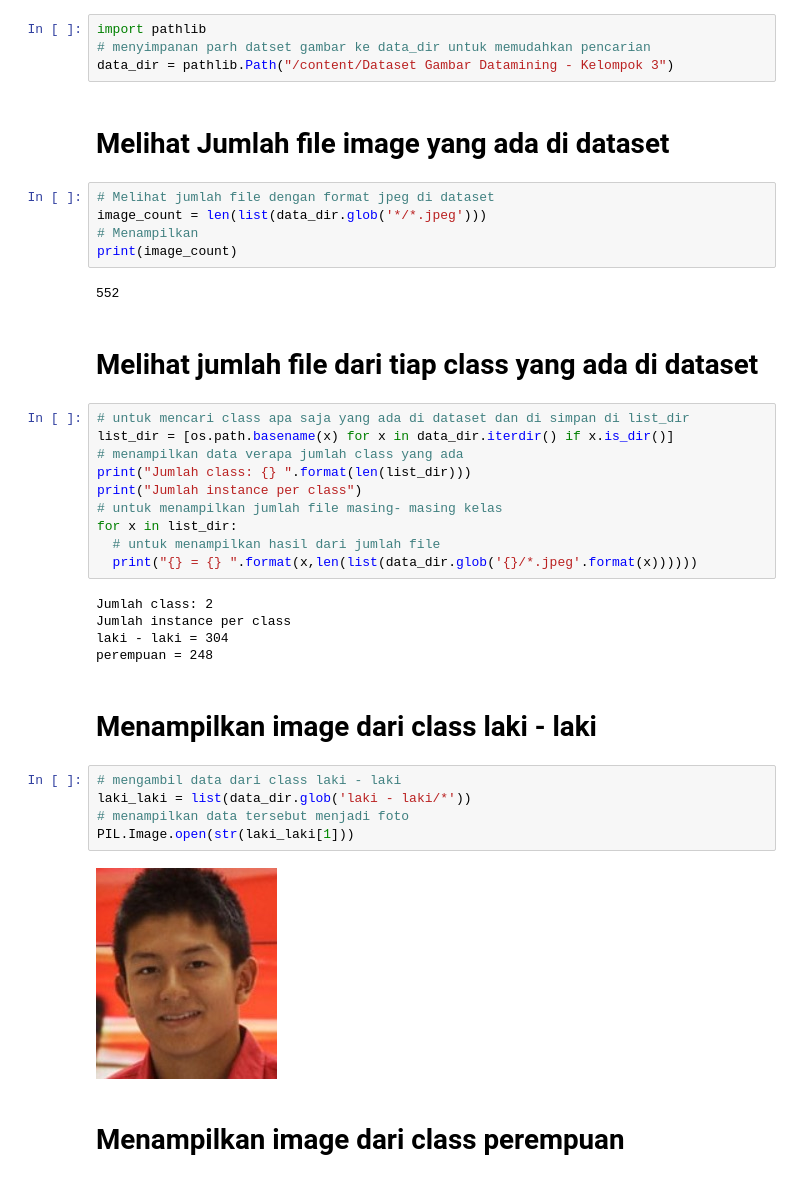
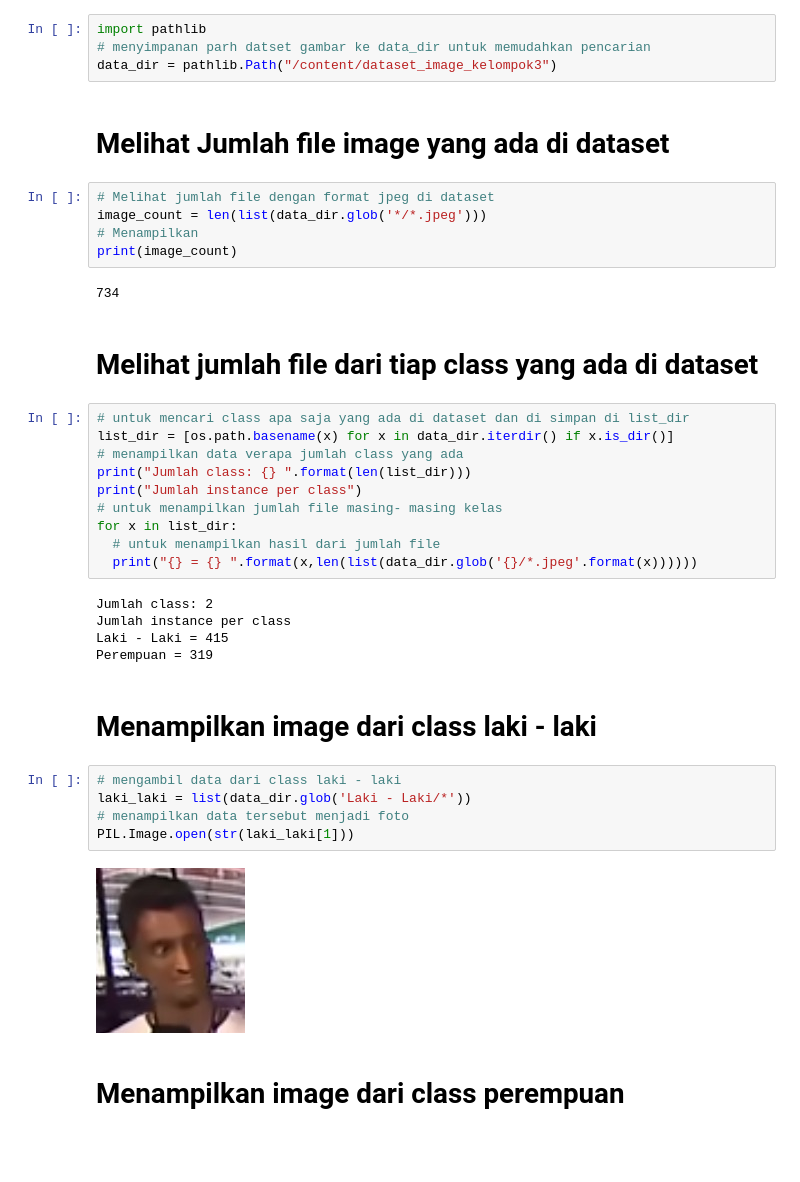
Before and after one commit to radityadhaaa/TUGAS-KLASIFIKASI-IMAGE-KELOMPOK-3, a Jupyter notebook: klasifikasi_Gambar_Datamining_Kelompok_3.ipynb, the cells around one changed output. Saved outputs shown, nothing was run; the diff lists cells and outputs as text; blank space fills up the shorter version.

```diff
--- a/klasifikasi_Gambar_Datamining_Kelompok_3.ipynb
+++ b/klasifikasi_Gambar_Datamining_Kelompok_3.ipynb
@@ -61,7 +61,7 @@ zip_ref.close()
 # %%
 import pathlib
 # menyimpanan parh datset gambar ke data_dir untuk memudahkan pencarian
-data_dir = pathlib.Path("/content/Dataset Gambar Datamining - Kelompok 3")
+data_dir = pathlib.Path("/content/dataset_image_kelompok3")
 # %% [markdown]
 # **Melihat Jumlah file image yang ada di dataset**
 # %%
@@ -70,7 +70,7 @@ image_count = len(list(data_dir.glob('*/*.jpeg')))
 # Menampilkan
 print(image_count)
 # %% [output]
-552
+734
 # %% [markdown]
 # **Melihat jumlah file dari tiap class yang ada di dataset**
 # %%
@@ -86,17 +86,17 @@ for x in list_dir:
 # %% [output]
 Jumlah class: 2
 Jumlah instance per class
-laki - laki = 304
-perempuan = 248
+Laki - Laki = 415
+Perempuan = 319
 # %% [markdown]
 # **Menampilkan image dari class laki - laki**
 # %%
 # mengambil data dari class laki - laki
-laki_laki = list(data_dir.glob('laki - laki/*'))
+laki_laki = list(data_dir.glob('Laki - Laki/*'))
 # menampilkan data tersebut menjadi foto
 PIL.Image.open(str(laki_laki[1]))
 # %% [output]
-[figure, old version]
+[figure, new version]
 # %% [markdown]
 # **Menampilkan image dari class perempuan**
 # %%
```
Also changed, not shown: parts of 27 cells of this notebook.
